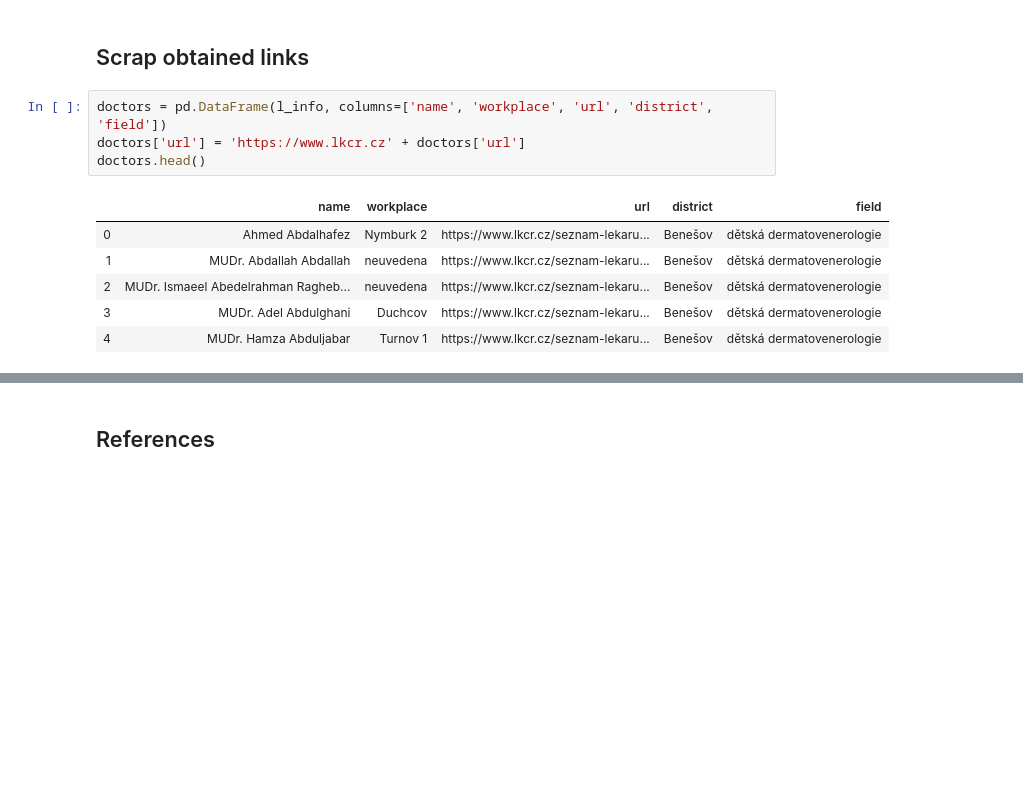
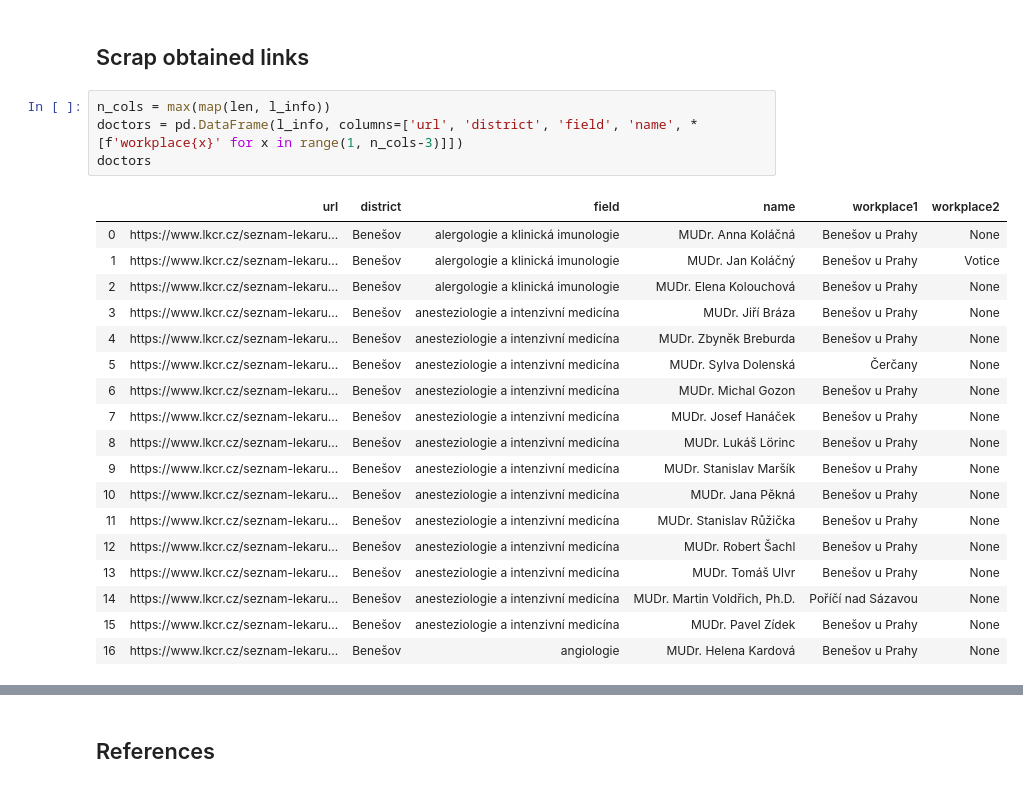
Before and after one commit to opendatalabcz/mapa-zdravi, a Jupyter notebook: src/scripts/clk_scraping.ipynb, the cells around one changed output, grey strips where cells are left out. Saved outputs shown, nothing was run; the diff lists cells and outputs as text; blank space fills up the shorter version.

```diff
--- a/src/scripts/clk_scraping.ipynb
+++ b/src/scripts/clk_scraping.ipynb
@@ -197,14 +209,26 @@ finally:
 # %% [markdown]
 ## Scrap obtained links
-# %%
-doctors = pd.DataFrame(l_info, columns=['name', 'workplace', 'url', 'district', 'field'])
-doctors['url'] = 'https://www.lkcr.cz' + doctors['url']
-doctors.head()
-# %% [output]
-|  | name | workplace | url | district | field |
-| 0 | Ahmed Abdalhafez | Nymburk 2 | https://www.lkcr.cz/seznam-lekaru... | Benešov | dětská dermatovenerologie |
-| 1 | MUDr. Abdallah Abdallah | neuvedena | https://www.lkcr.cz/seznam-lekaru... | Benešov | dětská dermatovenerologie |
-| 2 | MUDr. Ismaeel Abedelrahman Ragheb... | neuvedena | https://www.lkcr.cz/seznam-lekaru... | Benešov | dětská dermatovenerologie |
-| 3 | MUDr. Adel Abdulghani | Duchcov | https://www.lkcr.cz/seznam-lekaru... | Benešov | dětská dermatovenerologie |
-| 4 | MUDr. Hamza Abduljabar | Turnov 1 | https://www.lkcr.cz/seznam-lekaru... | Benešov | dětská dermatovenerologie |
+# %%
+n_cols = max(map(len, l_info))
+doctors = pd.DataFrame(l_info, columns=['url', 'district', 'field', 'name', *[f'workplace{x}' for x in range(1, n_cols-3)]])
+doctors
+# %% [output]
+|  | url | district | field | name | workplace1 | workplace2 |
+| 0 | https://www.lkcr.cz/seznam-lekaru... | Benešov | alergologie a klinická imunologie | MUDr. Anna Koláčná | Benešov u Prahy | None |
+| 1 | https://www.lkcr.cz/seznam-lekaru... | Benešov | alergologie a klinická imunologie | MUDr. Jan Koláčný | Benešov u Prahy | Votice |
+| 2 | https://www.lkcr.cz/seznam-lekaru... | Benešov | alergologie a klinická imunologie | MUDr. Elena Kolouchová | Benešov u Prahy | None |
+| 3 | https://www.lkcr.cz/seznam-lekaru... | Benešov | anesteziologie a intenzivní medicína | MUDr. Jiří Bráza | Benešov u Prahy | None |
+| 4 | https://www.lkcr.cz/seznam-lekaru... | Benešov | anesteziologie a intenzivní medicína | MUDr. Zbyněk Breburda | Benešov u Prahy | None |
+| 5 | https://www.lkcr.cz/seznam-lekaru... | Benešov | anesteziologie a intenzivní medicína | MUDr. Sylva Dolenská | Čerčany | None |
+| 6 | https://www.lkcr.cz/seznam-lekaru... | Benešov | anesteziologie a intenzivní medicína | MUDr. Michal Gozon | Benešov u Prahy | None |
+| 7 | https://www.lkcr.cz/seznam-lekaru... | Benešov | anesteziologie a intenzivní medicína | MUDr. Josef Hanáček | Benešov u Prahy | None |
+| 8 | https://www.lkcr.cz/seznam-lekaru... | Benešov | anesteziologie a intenzivní medicína | MUDr. Lukáš Lörinc | Benešov u Prahy | None |
+| 9 | https://www.lkcr.cz/seznam-lekaru... | Benešov | anesteziologie a intenzivní medicína | MUDr. Stanislav Maršík | Benešov u Prahy | None |
+| 10 | https://www.lkcr.cz/seznam-lekaru... | Benešov | anesteziologie a intenzivní medicína | MUDr. Jana Pěkná | Benešov u Prahy | None |
+| 11 | https://www.lkcr.cz/seznam-lekaru... | Benešov | anesteziologie a intenzivní medicína | MUDr. Stanislav Růžička | Benešov u Prahy | None |
+| 12 | https://www.lkcr.cz/seznam-lekaru... | Benešov | anesteziologie a intenzivní medicína | MUDr. Robert Šachl | Benešov u Prahy | None |
+| 13 | https://www.lkcr.cz/seznam-lekaru... | Benešov | anesteziologie a intenzivní medicína | MUDr. Tomáš Ulvr | Benešov u Prahy | None |
+| 14 | https://www.lkcr.cz/seznam-lekaru... | Benešov | anesteziologie a intenzivní medicína | MUDr. Martin Voldřich, Ph.D. | Poříčí nad Sázavou | None |
+| 15 | https://www.lkcr.cz/seznam-lekaru... | Benešov | anesteziologie a intenzivní medicína | MUDr. Pavel Zídek | Benešov u Prahy | None |
+| 16 | https://www.lkcr.cz/seznam-lekaru... | Benešov | angiologie | MUDr. Helena Kardová | Benešov u Prahy | None |
 # %%
```
Also changed, not shown: parts of 11 cells of this notebook.
